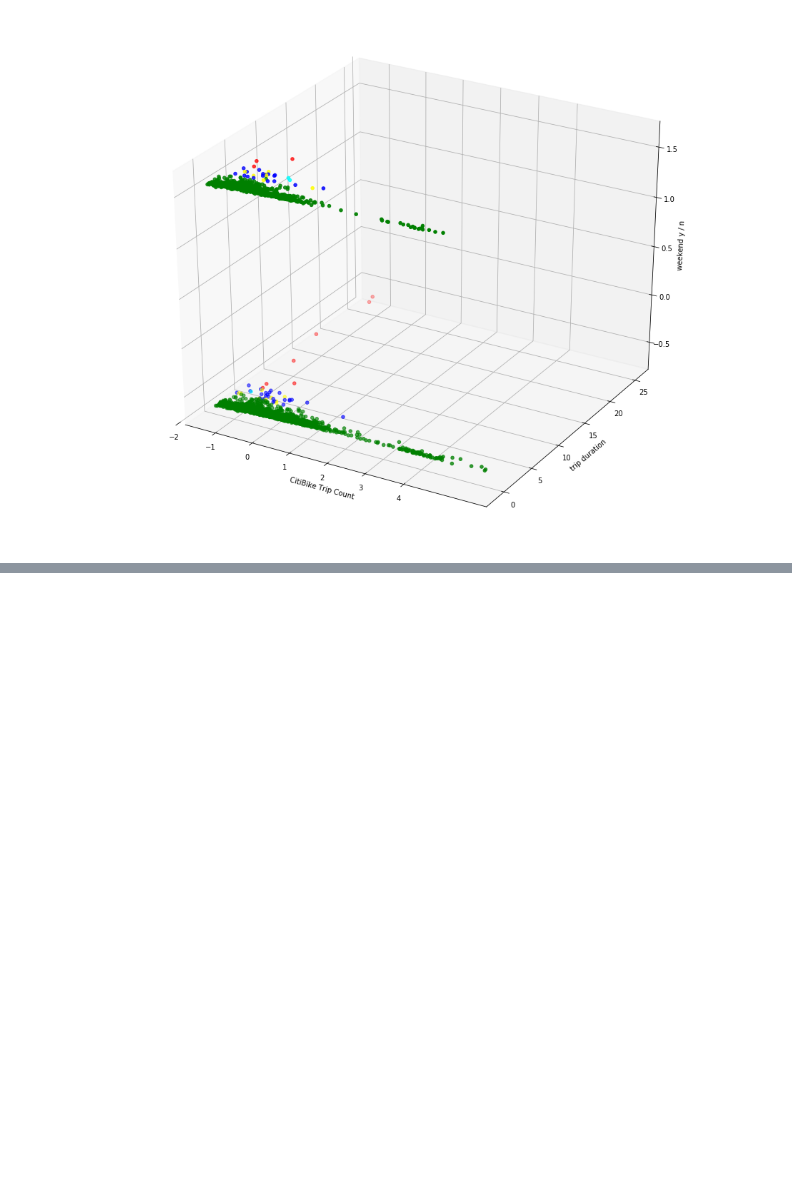
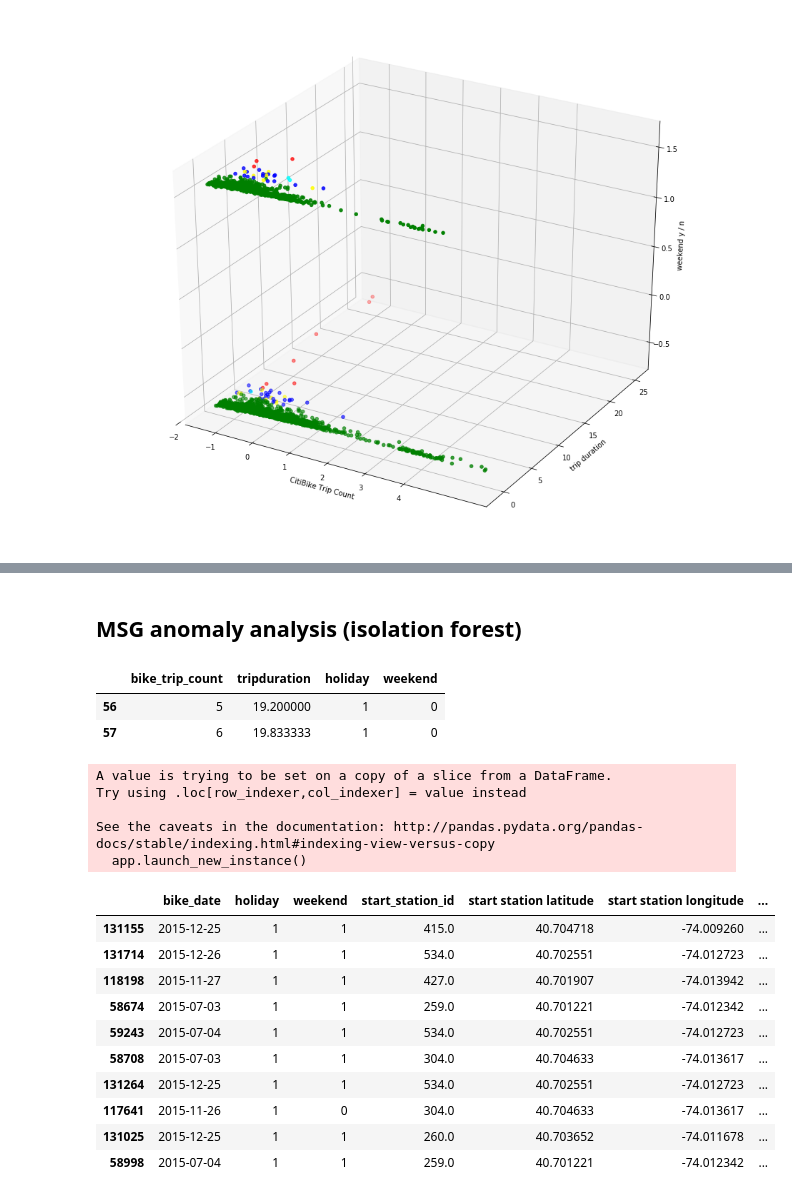
Before and after one commit to gperrin12/anomaly_detection_NYC_transit, a Jupyter notebook: Citi_Month_Stat_Agg.ipynb, the cells around one changed output, grey strips where cells are left out. Drawn from its saved outputs; the diff is of its cells as text; code cells hidden in the pictures; blank space fills up the shorter version.

```diff
--- a/Citi_Month_Stat_Agg.ipynb
+++ b/Citi_Month_Stat_Agg.ipynb
@@ -723,0 +785,41 @@ plt.show()
+# %% [markdown]
+## MSG anomaly analysis (isolation forest)
+# %%
+X = citi_df_total_subset[cluster_features]
+X.head(2)
+# %% [output]
+|  | bike_trip_count | tripduration | holiday | weekend |
+| 56 | 5 | 19.200000 | 1 | 0 |
+| 57 | 6 | 19.833333 | 1 | 0 |
+# %%
+#normalize columns
+for i in X.columns:
+    X[i] = (X[i] - X[i].mean()) / X[i].std()
+# %% [output]
+A value is trying to be set on a copy of a slice from a DataFrame.
+Try using .loc[row_indexer,col_indexer] = value instead
+
+See the caveats in the documentation: http://pandas.pydata.org/pandas-docs/stable/indexing.html#indexing-view-versus-copy
+  app.launch_new_instance()
+# %%
+train,test=train_test_split(X, random_state=999, test_size=0.3)
+# fit the model
+clf = IsolationForest(max_samples=100, random_state=999)
+clf.fit(train)
+y_pred = clf.predict(X)
+# %%
+citi_df_total_subset['decision_function'] = clf.decision_function(X)
+# %%
+citi_df_total_subset.sort_values(by='decision_function').head(10)
+# %% [output]
+|  | bike_date | holiday | weekend | start_station_id | start station latitude | start station longitude | ... |
+| 131155 | 2015-12-25 | 1 | 1 | 415.0 | 40.704718 | -74.009260 | ... |
+| 131714 | 2015-12-26 | 1 | 1 | 534.0 | 40.702551 | -74.012723 | ... |
+| 118198 | 2015-11-27 | 1 | 1 | 427.0 | 40.701907 | -74.013942 | ... |
+| 58674 | 2015-07-03 | 1 | 1 | 259.0 | 40.701221 | -74.012342 | ... |
+| 59243 | 2015-07-04 | 1 | 1 | 534.0 | 40.702551 | -74.012723 | ... |
+| 58708 | 2015-07-03 | 1 | 1 | 304.0 | 40.704633 | -74.013617 | ... |
+| 131264 | 2015-12-25 | 1 | 1 | 534.0 | 40.702551 | -74.012723 | ... |
+| 117641 | 2015-11-26 | 1 | 0 | 304.0 | 40.704633 | -74.013617 | ... |
+| 131025 | 2015-12-25 | 1 | 1 | 260.0 | 40.703652 | -74.011678 | ... |
+| 58998 | 2015-07-04 | 1 | 1 | 259.0 | 40.701221 | -74.012342 | ... |
```
Also changed, not shown: parts of 19 cells of this notebook.
